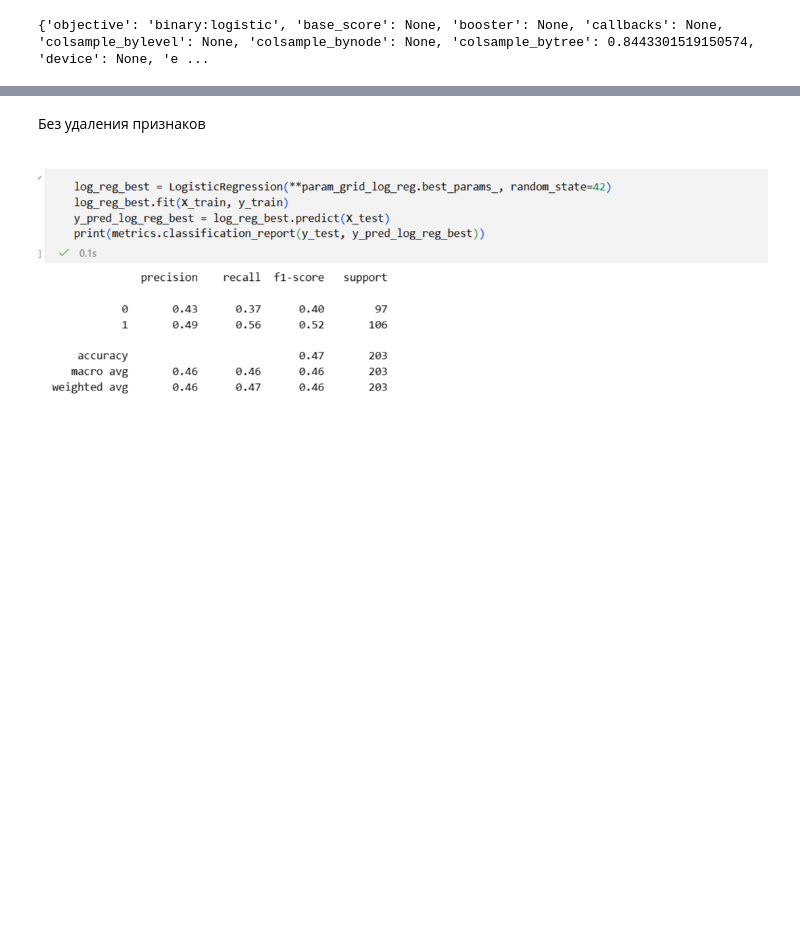
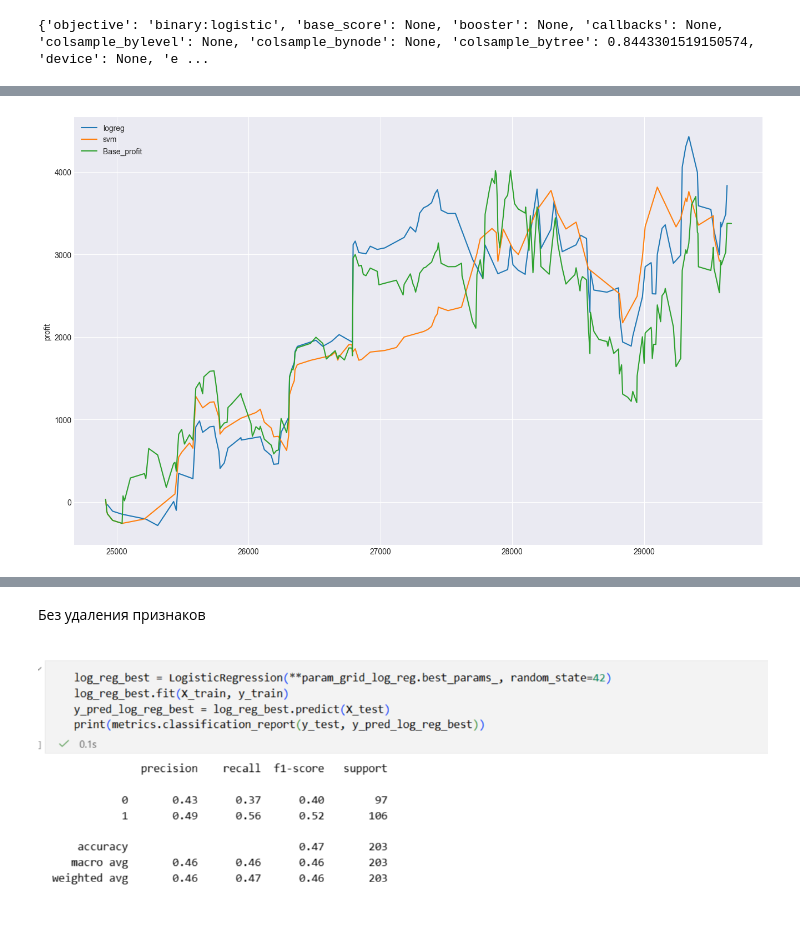
Before and after one commit to AlexKosuhin/AlgoTrading, a Jupyter notebook: classification.ipynb, the cells around one changed output, grey strips where cells are left out. Cells and saved outputs as stored; diff of their text form; code cells hidden in the pictures; blank space fills up the shorter version.

```diff
--- a/classification.ipynb
+++ b/classification.ipynb
@@ -1818,0 +1771,28 @@ sns.lineplot(profit_test_cum, label='Base_profit');
+# %%
+# Logreg
+y_pred_logreg_plus = profit_test[y_pred_logreg > 0]
+y_pred_logreg_best_cumsum = np.cumsum(y_pred_logreg_plus)
+# XGboost
+y_pred_xgb_best_plus = profit_test[y_pred_xgb_final > 0]
+y_pred_xgb_best_cumsum = np.cumsum(y_pred_xgb_best_plus)
+# SVC
+y_pred_svm_best_plus = profit_test[y_pred_svm >0]
+y_pred_svm_best_cumsum = np.cumsum(y_pred_svm_best_plus)
+#Decision_Tree
+y_pred_best_tree_plus = profit_test[y_pred_best_tree>0]
+y_pred_best_tree_cumsum = np.cumsum(y_pred_best_tree_plus)
+# Random_forest
+y_pred_random_forest_best_plus = profit_test[y_pred_random_forest_final > 0]
+y_pred_random_forest_best_cumsum = np.cumsum(y_pred_random_forest_best_plus)
+# Доходность всех паттернов
+
+plt.figure(figsize=(16, 10))
+sns.lineplot(y_pred_logreg_best_cumsum, label='logreg')
+sns.lineplot(y_pred_svm_best_cumsum, label='svm')
+
+# sns.lineplot(y_pred_random_forest_best_cumsum, label='Random_forest')
+# sns.lineplot(y_pred_xgb_best_cumsum, label='XGBoost')
+# sns.lineplot(y_pred_best_tree_cumsum, label='DesicionTree')
+sns.lineplot(profit_test_cum, label='Base_profit');
+# %% [output]
+[figure, added]
```
Also changed, not shown: parts of 21 cells of this notebook.
